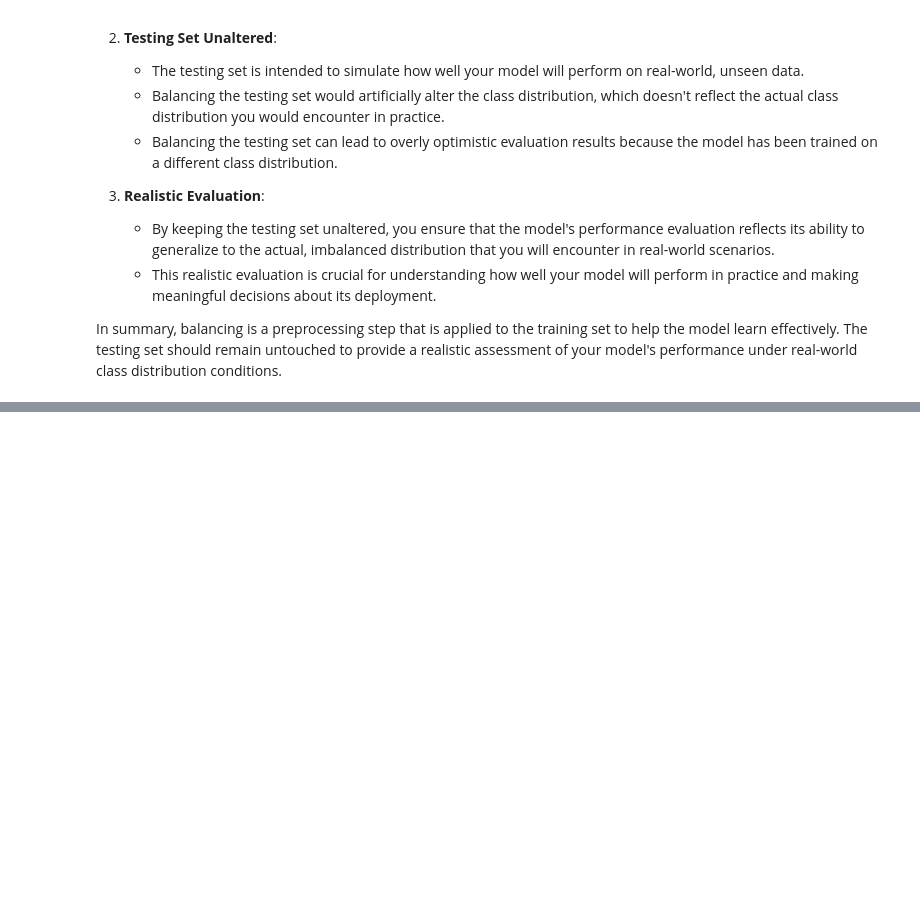
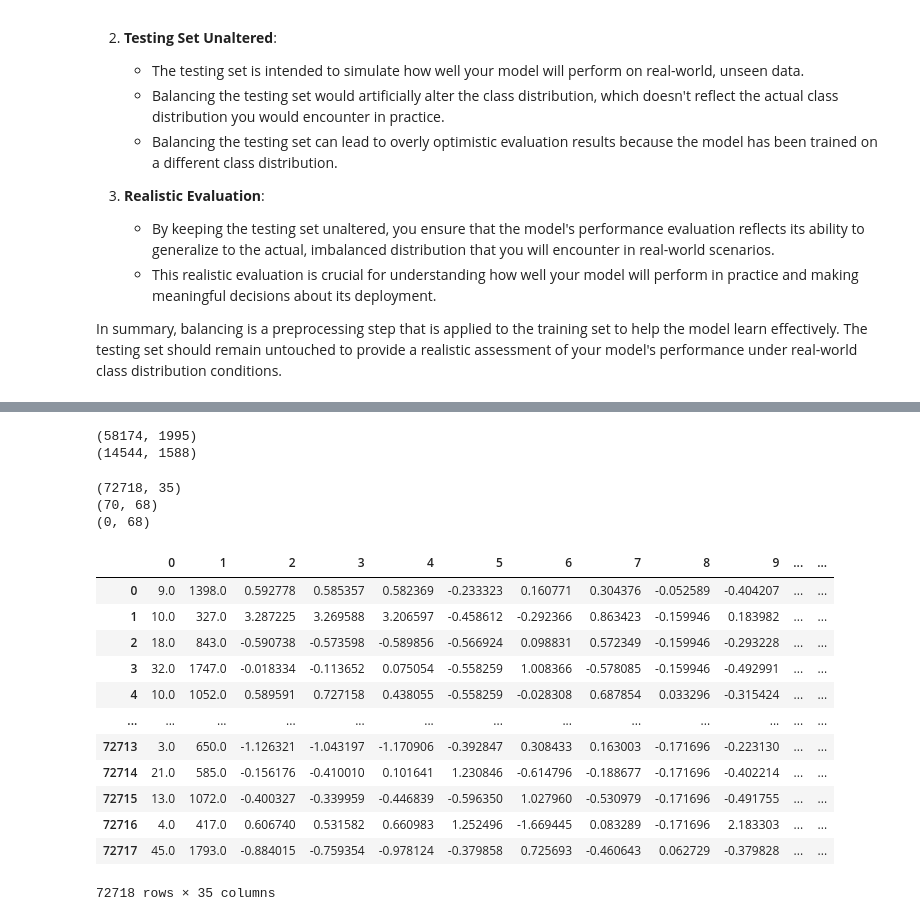
Before and after one commit to wyattsaltzman/ML-F23-Lab4, a Jupyter notebook: lab4.ipynb, the cells around one changed output, grey strips where cells are left out. Drawn from its saved outputs; the diff is of its cells as text; code cells hidden in the pictures; blank space fills up the shorter version.

```diff
--- a/lab4.ipynb
+++ b/lab4.ipynb
@@ -504,0 +573,75 @@ plt.show()
+# %%
+# Perform the same process as normalization above, specifying the first two columns to encode, encoding, and combining
+from sklearn.preprocessing import OneHotEncoder
+
+indices = [0, 1]
+columns_to_encode = X_train_norm[:, indices]
+columns_to_exclude = np.delete(X_train_norm, indices, axis=1)
+encoder = OneHotEncoder(sparse=False)
+one_hot_encoded_columns = encoder.fit_transform(columns_to_encode)
+X_train_norm_enc = np.hstack((one_hot_encoded_columns, columns_to_exclude))
+
+# Repeat for X_test_norm
+columns_to_encode = X_test_norm[:, indices]
+columns_to_exclude = np.delete(X_test_norm, indices, axis=1)
+encoder = OneHotEncoder(sparse=False)
+one_hot_encoded_columns = encoder.fit_transform(columns_to_encode)
+X_test_norm_enc = np.hstack((one_hot_encoded_columns, columns_to_exclude))
+
+print(X_train_norm_enc.shape)
+print(X_test_norm_enc.shape)
+# %% [output]
+(58174, 1995)
+(14544, 1588)
+# %%
+# import numpy as np
+# from sklearn.preprocessing import OneHotEncoder
+
+
+# TODO: Problem is that one hot encoding the train and test data separately can't work.
+# The train data has more values that don't end up getting encoded in the test encoding,
+# so the number of columns mismatches in he matrix multiplication that occurs in feedforward.
+# We need to one hot encode all of the categorical data at the same time.
+# This could be done by creating a copy dataframe of the original df_processed,
+# normalizing it, and then encoding, and then splitting into train/test.
+# We could also save two encoded state/county columns earlier in the lab and then add them back here.
+# That would avoid having to re-split, which I don't think we're supposed to do, but would also probably be more complex.
+# Initial efforts to do the latter are below.
+
+# Combine training and test data
+combined_data = np.concatenate([X_train_norm, X_test_norm])
+
+indices = [0,1]
+
+print(combined_data.shape)
+
+data_to_encode = combined_data[indices]
+encoder = OneHotEncoder(sparse=False, drop='first')
+encoded_data = encoder.fit_transform(data_to_encode.reshape(-1, 1))
+
+encoded_train_data = encoded_data[:len(X_train_norm)]
+encoded_test_data = encoded_data[len(X_train_norm):]
+
+
+print(encoded_train_data.shape)
+print(encoded_test_data.shape)
+
+test = pd.DataFrame(combined_data)
+test
+# %% [output]
+(72718, 35)
+(70, 68)
+(0, 68)
+|  | 0 | 1 | 2 | 3 | 4 | 5 | 6 | 7 | 8 | 9 | ... | ... |
+| 0 | 9.0 | 1398.0 | 0.592778 | 0.585357 | 0.582369 | -0.233323 | 0.160771 | 0.304376 | -0.052589 | -0.404207 | ... | ... |
+| 1 | 10.0 | 327.0 | 3.287225 | 3.269588 | 3.206597 | -0.458612 | -0.292366 | 0.863423 | -0.159946 | 0.183982 | ... | ... |
+| 2 | 18.0 | 843.0 | -0.590738 | -0.573598 | -0.589856 | -0.566924 | 0.098831 | 0.572349 | -0.159946 | -0.293228 | ... | ... |
+| 3 | 32.0 | 1747.0 | -0.018334 | -0.113652 | 0.075054 | -0.558259 | 1.008366 | -0.578085 | -0.159946 | -0.492991 | ... | ... |
+| 4 | 10.0 | 1052.0 | 0.589591 | 0.727158 | 0.438055 | -0.558259 | -0.028308 | 0.687854 | 0.033296 | -0.315424 | ... | ... |
+| ... | ... | ... | ... | ... | ... | ... | ... | ... | ... | ... | ... | ... |
+| 72713 | 3.0 | 650.0 | -1.126321 | -1.043197 | -1.170906 | -0.392847 | 0.308433 | 0.163003 | -0.171696 | -0.223130 | ... | ... |
+| 72714 | 21.0 | 585.0 | -0.156176 | -0.410010 | 0.101641 | 1.230846 | -0.614796 | -0.188677 | -0.171696 | -0.402214 | ... | ... |
+| 72715 | 13.0 | 1072.0 | -0.400327 | -0.339959 | -0.446839 | -0.596350 | 1.027960 | -0.530979 | -0.171696 | -0.491755 | ... | ... |
+| 72716 | 4.0 | 417.0 | 0.606740 | 0.531582 | 0.660983 | 1.252496 | -1.669445 | 0.083289 | -0.171696 | 2.183303 | ... | ... |
+| 72717 | 45.0 | 1793.0 | -0.884015 | -0.759354 | -0.978124 | -0.379858 | 0.725693 | -0.460643 | 0.062729 | -0.379828 | ... | ... |
+72718 rows × 35 columns
```
Also changed, not shown: parts of 18 cells of this notebook.
